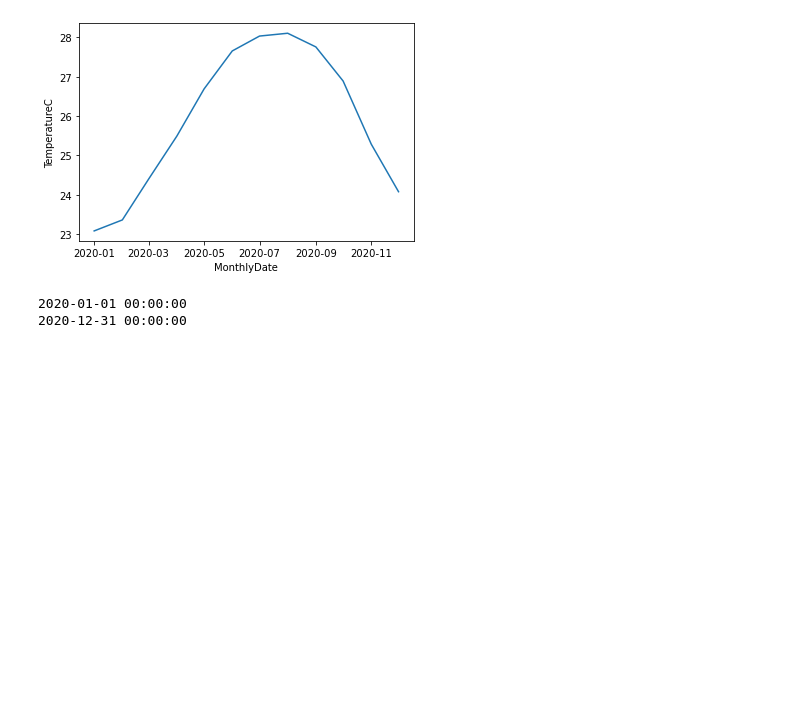
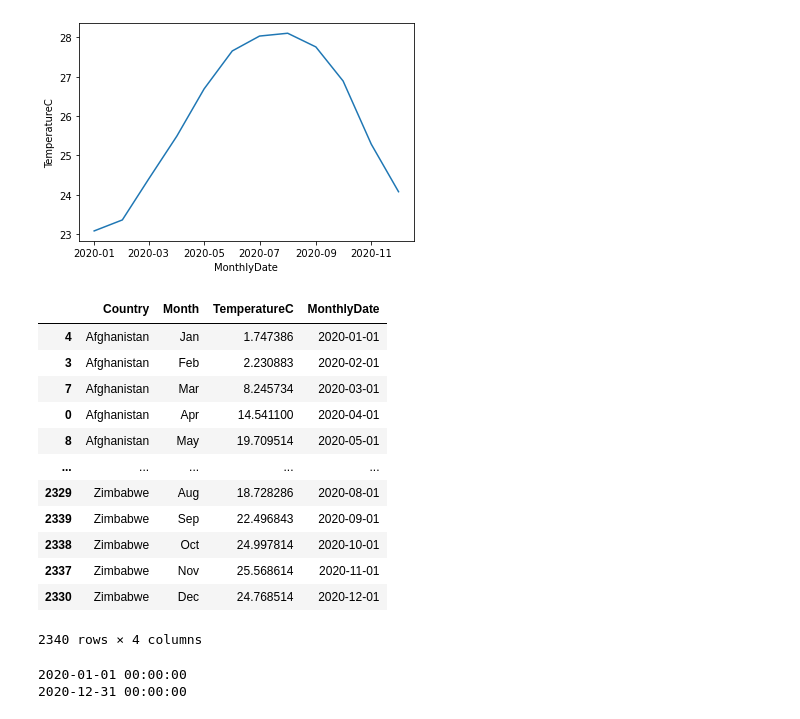
Before and after one commit to riccardoscheda/Bologna-Against-COVID, a Jupyter notebook: personal/FD/temperature.ipynb, the cells around one changed output. Saved outputs shown, nothing was run; the diff lists cells and outputs as text; code cells hidden in the pictures; blank space fills up the shorter version.

```diff
--- a/personal/FD/temperature.ipynb
+++ b/personal/FD/temperature.ipynb
@@ -81,6 +130,22 @@ sns.lineplot(data=df_avg[df_avg.Country=='Cuba'].sort_values('MonthlyDate'),x='M
 # %% [output]
 <AxesSubplot:xlabel='MonthlyDate', ylabel='TemperatureC'>
 [figure]
+# %%
+df_avg
+# %% [output]
+|  | Country | Month | TemperatureC | MonthlyDate |
+| 4 | Afghanistan | Jan | 1.747386 | 2020-01-01 |
+| 3 | Afghanistan | Feb | 2.230883 | 2020-02-01 |
+| 7 | Afghanistan | Mar | 8.245734 | 2020-03-01 |
+| 0 | Afghanistan | Apr | 14.541100 | 2020-04-01 |
+| 8 | Afghanistan | May | 19.709514 | 2020-05-01 |
+| ... | ... | ... | ... | ... |
+| 2329 | Zimbabwe | Aug | 18.728286 | 2020-08-01 |
+| 2339 | Zimbabwe | Sep | 22.496843 | 2020-09-01 |
+| 2338 | Zimbabwe | Oct | 24.997814 | 2020-10-01 |
+| 2337 | Zimbabwe | Nov | 25.568614 | 2020-11-01 |
+| 2330 | Zimbabwe | Dec | 24.768514 | 2020-12-01 |
+2340 rows × 4 columns
 # %%
 df_avg.sort_values(['Country','MonthlyDate'],inplace=True)
 df_piv = df_avg[['Country','MonthlyDate','TemperatureC']].pivot(index='MonthlyDate', columns='Country')
```
Also changed, not shown: parts of 6 cells of this notebook, 5 other files.
